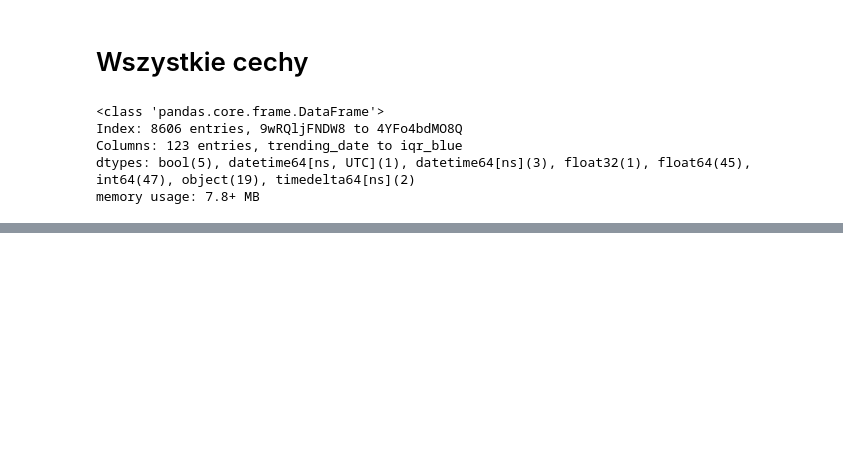
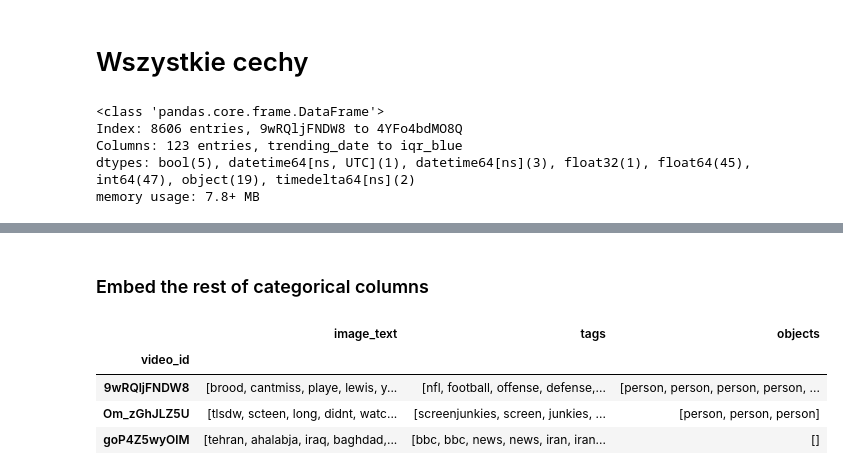
Before and after one commit to AxolotlOfConflagration/yt_trending_videos, a Jupyter notebook: checkpoint3.ipynb, the cells around one changed output, grey strips where cells are left out. Cells and saved outputs as stored; diff of their text form; code cells hidden in the pictures; blank space fills up the shorter version.

```diff
--- a/checkpoint3.ipynb
+++ b/checkpoint3.ipynb
@@ -112,0 +104,21 @@ text_to_process = ['image_text', 'tags', 'objects']
+# %% [markdown]
+### Embed the rest of categorical columns
+# %%
+text_to_process = ['image_text', 'tags', 'objects']
+
+# Preprocess tags
+stopwords_list = list(stopwords.words('english'))
+def preprocess_tags(sentence):
+    wordtokens = word_tokenize(re.sub('[^A-Za-z]+', ' ', sentence.lower()))
+    wordtokens = [word for word in wordtokens if (word not in stopwords_list) and (len(word) > 2) and not (word.isnumeric())]
+    return wordtokens
+
+df['tags'] = df['tags'].apply(preprocess_tags)
+
+df[text_to_process].head(3)
+# %% [output]
+|  | image_text | tags | objects |
+| video_id |  |  |  |
+| 9wRQljFNDW8 | [brood, cantmiss, playe, lewis, y... | [nfl, football, offense, defense,... | [person, person, person, person, ... |
+| Om_zGhJLZ5U | [tlsdw, scteen, long, didnt, watc... | [screenjunkies, screen, junkies, ... | [person, person, person] |
+| goP4Z5wyOlM | [tehran, ahalabja, iraq, baghdad,... | [bbc, bbc, news, news, iran, iran... | [] |
```
Also changed, not shown: parts of 13 cells of this notebook.
